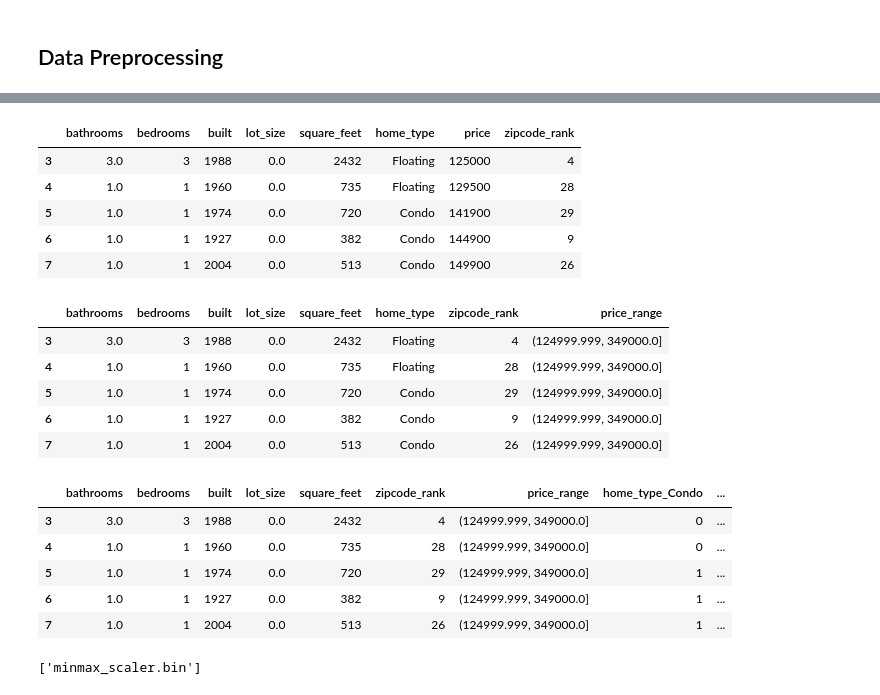
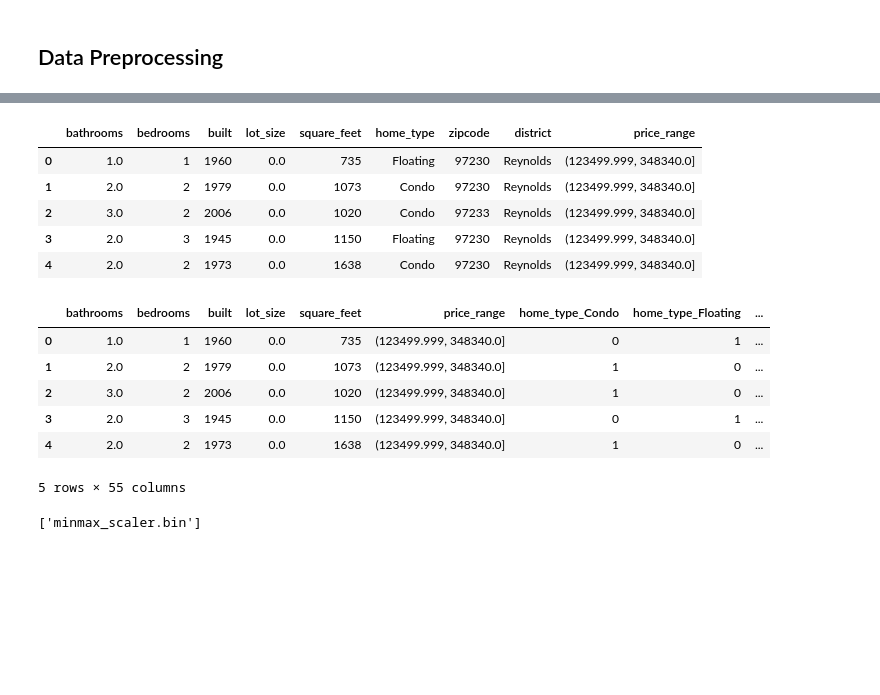
Before and after one commit to tristanh314/final-project-ddt, a Jupyter notebook: ML Models/high_low_classification.ipynb, the cells around one changed output, grey strips where cells are left out. Drawn from its saved outputs; the diff is of its cells as text; code cells hidden in the pictures; blank space fills up the shorter version.

```diff
--- a/ML Models/high_low_classification.ipynb
+++ b/ML Models/high_low_classification.ipynb
@@ -73,8 +72,17 @@ for index, row in model_df.iterrows():
         pass
 
 # Include only those columns that will be used in the deep learning model.
-model_df = model_df.loc[:, ["bathrooms", "bedrooms", "built", "lot_size", "square_feet", "home_type", "zipcode", "price"]]
-# Chose not to include high_school due to lousy random forest fitting.
+model_df = model_df.loc[:, ["bathrooms",
+                            "bedrooms",
+                            "built",
+                            "lot_size",
+                            "square_feet",
+                            "home_type",
+                            "high_school",
+                            "zipcode",
+                            "price"]
+                       ]
+
 # Drop rows with NaN entries.
 model_df.dropna(inplace=True)
 
@@ -111,0 +120,19 @@ model_df.head()
+# %%
+# Create district df.
+school_dict = ({"high_school" : ['Reynolds', 'Parkrose', 'David Douglas', 'Centennial', 'Cleveland',
+        'Lincoln', 'Madison', 'Jefferson', 'Roosevelt', 'Sunset','Westview', 'Liberty', 'Beaverton',
+        'Grant', 'Southridge', 'Tigard', 'Wilson', 'Riverdale', 'Lake Oswego', 'Franklin',
+        'Tualatin', 'Milwaukie', 'Scappoose'], "district" : ['Reynolds', 'Parkrose','David Douglas',
+        'Centennial', 'Portland Public', 'Portland Public', 'Portland Public', 'Portland Public',
+        'Portland Public', 'Beaverton', 'Beaverton', 'Hillsboro', 'Beaverton', 'Portland Public',
+        'Beaverton', 'Tigard-Tualatin', 'Portland Public', 'Riverdale', 'Lake Oswego', 'Portland Public',
+        'Tigard-Tualatin', 'North Clackamas', 'Scappose']})
+district_df = pd.DataFrame(school_dict)
+
+# Merge into model_df.
+model_df = pd.merge(model_df, district_df, on="high_school")
+
+# Drop the high_school column.
+model_df.drop("high_school", axis=1, inplace=True)
+print(len(model_df))
+model_df.head()
@@ -141,17 +192,9 @@ zipcode_ranker_dict
 # %%
 # Create a zipcode ranking for each listing.
-model_df["zipcode_rank"] = [zipcode_ranker_dict[zipcode] for zipcode in model_df["zipcode"]]
-# model_df["zipcode_rank"] = zipcode_ranks
+# model_df["zipcode_rank"] = [zipcode_ranker_dict[zipcode] for zipcode in model_df["zipcode"]]
 # Drop the zipcode for each listing.
-model_df.drop("zipcode", axis=1, inplace=True)
-model_df.head()
+# model_df.drop("zipcode", axis=1, inplace=True)
+# model_df.head()
-# %% [output]
-|  | bathrooms | bedrooms | built | lot_size | square_feet | home_type | price | zipcode_rank |
-| 3 | 3.0 | 3 | 1988 | 0.0 | 2432 | Floating | 125000 | 4 |
-| 4 | 1.0 | 1 | 1960 | 0.0 | 735 | Floating | 129500 | 28 |
-| 5 | 1.0 | 1 | 1974 | 0.0 | 720 | Condo | 141900 | 29 |
-| 6 | 1.0 | 1 | 1927 | 0.0 | 382 | Condo | 144900 | 9 |
-| 7 | 1.0 | 1 | 2004 | 0.0 | 513 | Condo | 149900 | 26 |
 # %%
 # Bin prices into ten equal length ranges.
 model_df["price_range"] = pd.qcut(model_df["price"], 5)
@@ -159,23 +202,24 @@ model_df["price_range"] = pd.qcut(model_df["price"], 5)
 model_df.drop("price", axis=1, inplace=True)
 model_df.head()
 # %% [output]
-|  | bathrooms | bedrooms | built | lot_size | square_feet | home_type | zipcode_rank | price_range |
-| 3 | 3.0 | 3 | 1988 | 0.0 | 2432 | Floating | 4 | (124999.999, 349000.0] |
-| 4 | 1.0 | 1 | 1960 | 0.0 | 735 | Floating | 28 | (124999.999, 349000.0] |
-| 5 | 1.0 | 1 | 1974 | 0.0 | 720 | Condo | 29 | (124999.999, 349000.0] |
-| 6 | 1.0 | 1 | 1927 | 0.0 | 382 | Condo | 9 | (124999.999, 349000.0] |
-| 7 | 1.0 | 1 | 2004 | 0.0 | 513 | Condo | 26 | (124999.999, 349000.0] |
+|  | bathrooms | bedrooms | built | lot_size | square_feet | home_type | zipcode | district | price_range |
+| 0 | 1.0 | 1 | 1960 | 0.0 | 735 | Floating | 97230 | Reynolds | (123499.999, 348340.0] |
+| 1 | 2.0 | 2 | 1979 | 0.0 | 1073 | Condo | 97230 | Reynolds | (123499.999, 348340.0] |
+| 2 | 3.0 | 2 | 2006 | 0.0 | 1020 | Condo | 97233 | Reynolds | (123499.999, 348340.0] |
+| 3 | 2.0 | 3 | 1945 | 0.0 | 1150 | Floating | 97230 | Reynolds | (123499.999, 348340.0] |
+| 4 | 2.0 | 2 | 1973 | 0.0 | 1638 | Condo | 97230 | Reynolds | (123499.999, 348340.0] |
 # %%
 # Get dummies for the values in home_type to use in the model.
-model_df = pd.get_dummies(model_df, columns=["home_type"])
+model_df = pd.get_dummies(model_df, columns=["home_type", "district", "zipcode"])
 model_df.head()
 # %% [output]
-|  | bathrooms | bedrooms | built | lot_size | square_feet | zipcode_rank | price_range | home_type_Condo | ... |
-| 3 | 3.0 | 3 | 1988 | 0.0 | 2432 | 4 | (124999.999, 349000.0] | 0 | ... |
-| 4 | 1.0 | 1 | 1960 | 0.0 | 735 | 28 | (124999.999, 349000.0] | 0 | ... |
-| 5 | 1.0 | 1 | 1974 | 0.0 | 720 | 29 | (124999.999, 349000.0] | 1 | ... |
-| 6 | 1.0 | 1 | 1927 | 0.0 | 382 | 9 | (124999.999, 349000.0] | 1 | ... |
-| 7 | 1.0 | 1 | 2004 | 0.0 | 513 | 26 | (124999.999, 349000.0] | 1 | ... |
+|  | bathrooms | bedrooms | built | lot_size | square_feet | price_range | home_type_Condo | home_type_Floating | ... |
+| 0 | 1.0 | 1 | 1960 | 0.0 | 735 | (123499.999, 348340.0] | 0 | 1 | ... |
+| 1 | 2.0 | 2 | 1979 | 0.0 | 1073 | (123499.999, 348340.0] | 1 | 0 | ... |
+| 2 | 3.0 | 2 | 2006 | 0.0 | 1020 | (123499.999, 348340.0] | 1 | 0 | ... |
+| 3 | 2.0 | 3 | 1945 | 0.0 | 1150 | (123499.999, 348340.0] | 0 | 1 | ... |
+| 4 | 2.0 | 2 | 1973 | 0.0 | 1638 | (123499.999, 348340.0] | 1 | 0 | ... |
+5 rows × 55 columns
 # %%
 # Assign X (input) and y (target).
 
```
Also changed, not shown: parts of 19 cells of this notebook, 4 other files.
